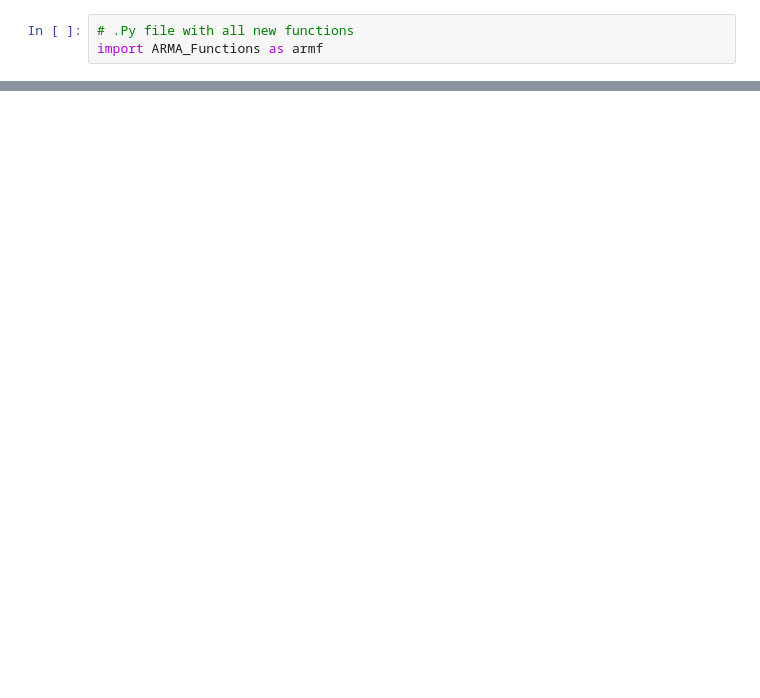
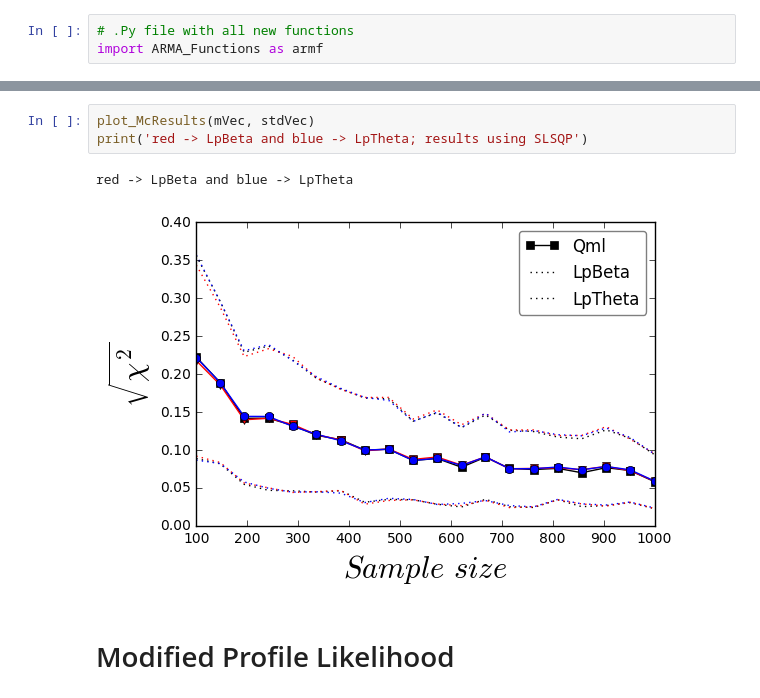
Before and after one commit to demosgill/hierarchyfitting, a Jupyter notebook: V2 - ARMA March 2017_v1.ipynb, the cells around one changed output, grey strips where cells are left out. Saved outputs shown, nothing was run; the diff lists cells and outputs as text; blank space fills up the shorter version.

```diff
--- a/V2 - ARMA March 2017_v1.ipynb
+++ b/V2 - ARMA March 2017_v1.ipynb
@@ -35,0 +355,9 @@ armf.estimateARMA11NoMeanMyWayVsTheHighwaY(pars, sdata)
+# %%
+plot_McResults(mVec, stdVec)
+print('red -> LpBeta and blue -> LpTheta; results using SLSQP')
+# %% [output]
+red -> LpBeta and blue -> LpTheta
+[figure, added]
+# %% [markdown]
+
+# Modified Profile Likelihood
```
Also changed, not shown: parts of 21 cells of this notebook, 2 other files.
